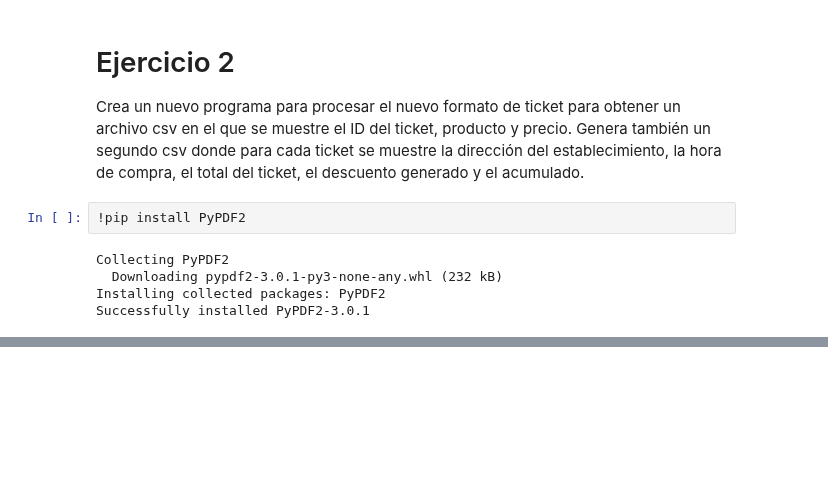
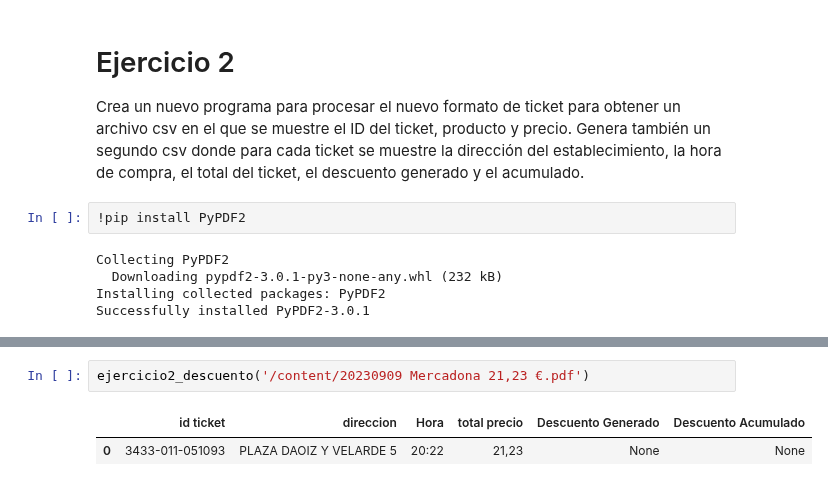
Before and after one commit to martinbedia/mineria, a Jupyter notebook: ejercicio 2.ipynb, the cells around one changed output, grey strips where cells are left out. Cells and saved outputs as stored; diff of their text form; blank space fills up the shorter version.

```diff
--- a/ejercicio 2.ipynb
+++ b/ejercicio 2.ipynb
@@ -44,0 +261,5 @@ lineas
+# %%
+ejercicio2_descuento('/content/20230909 Mercadona 21,23 €.pdf')
+# %% [output]
+|  | id ticket | direccion | Hora | total precio | Descuento Generado | Descuento Acumulado |
+| 0 | 3433-011-051093 | PLAZA DAOIZ Y VELARDE 5 | 20:22 | 21,23 | None | None |
```
Also changed, not shown: parts of 13 cells of this notebook.
